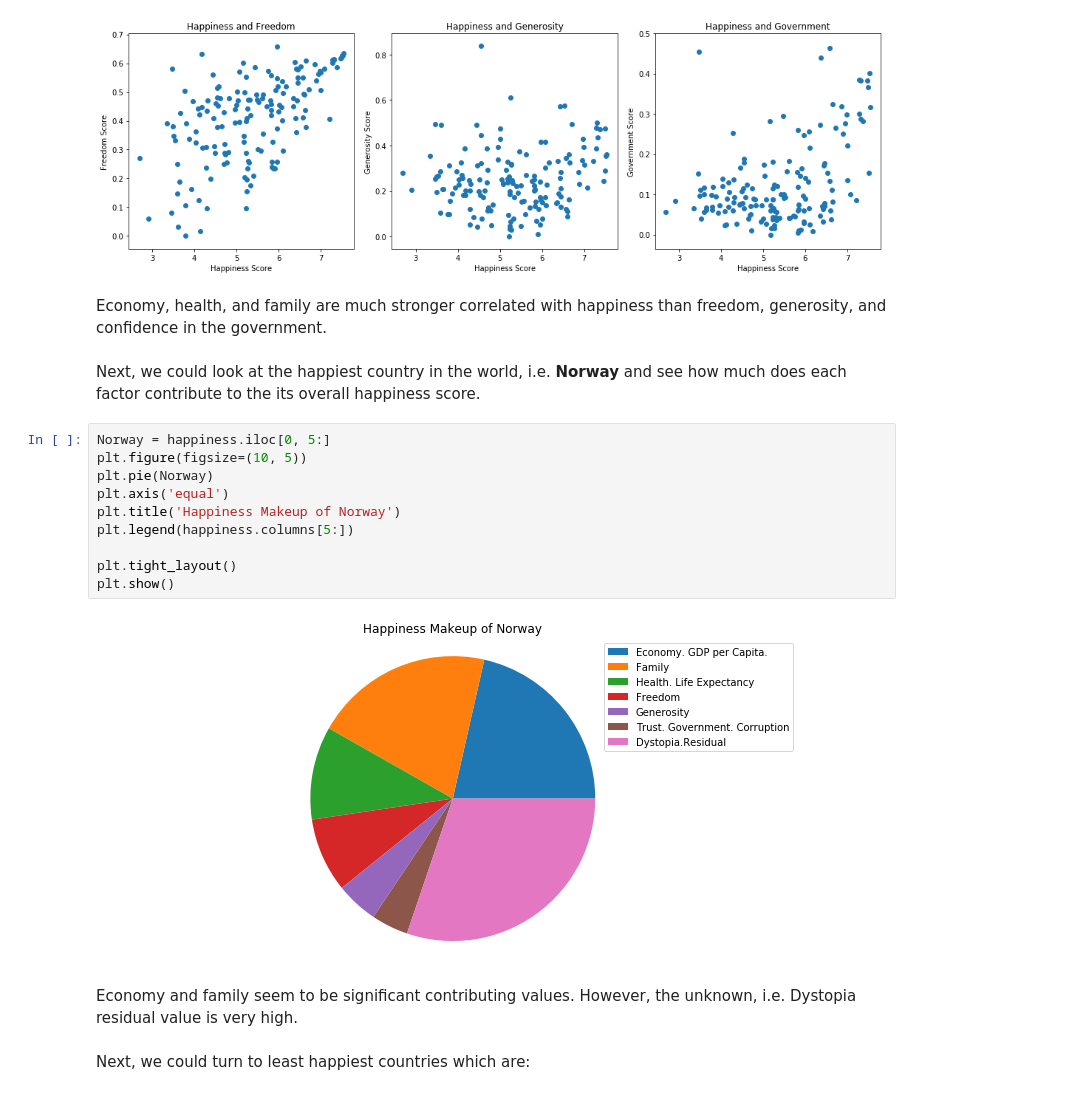
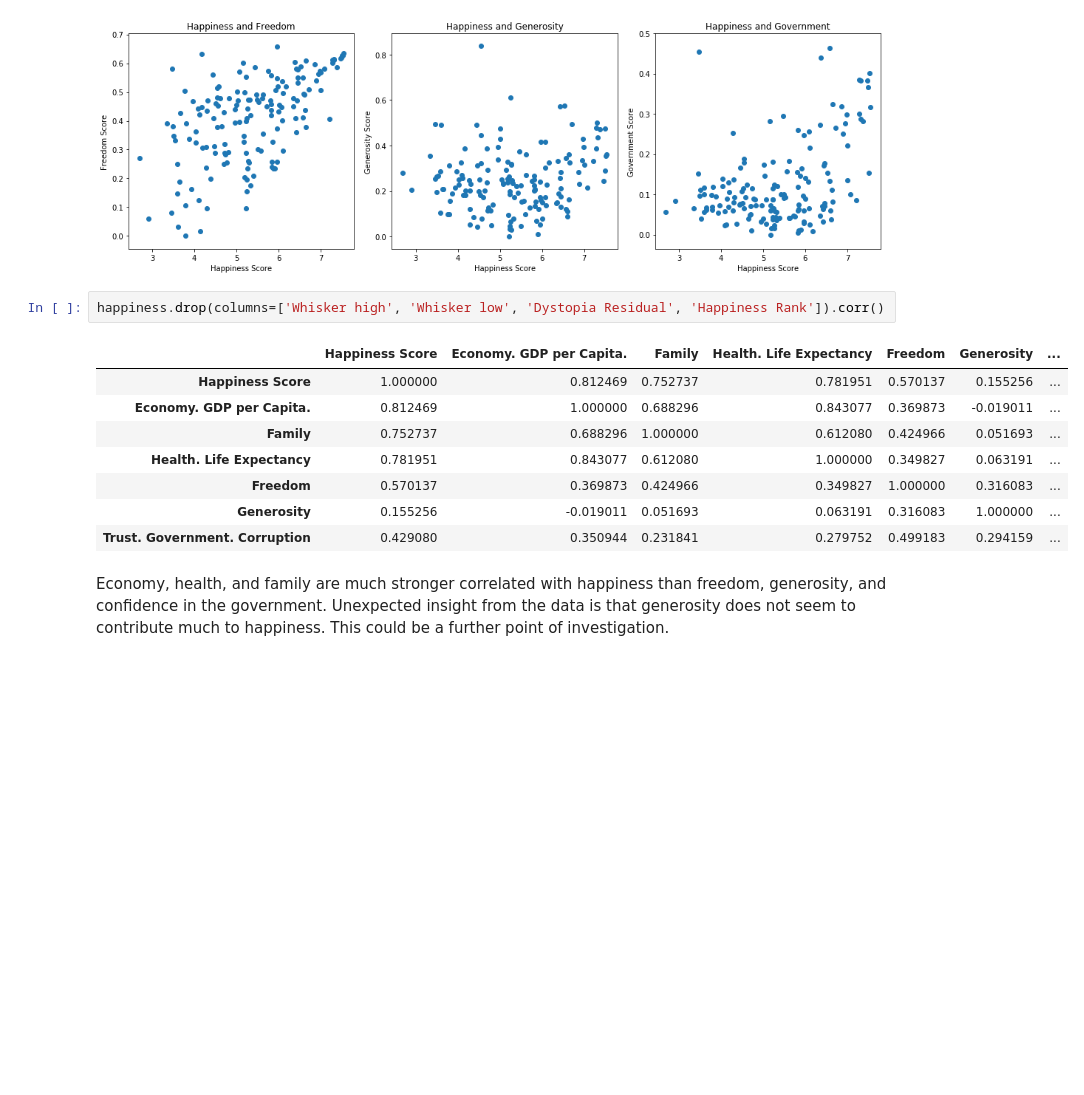
Before and after one commit to innawendell/Describing-Data-, a Jupyter notebook: Happiness.ipynb, the cells around one changed output. Cells and saved outputs as stored; diff of their text form; blank space fills up the shorter version.

```diff
--- a/Happiness.ipynb
+++ b/Happiness.ipynb
@@ -132,23 +144,16 @@ plt.show()
 # %% [output]
 [figure]
 [figure]
+# %%
+happiness.drop(columns=['Whisker high', 'Whisker low', 'Dystopia Residual', 'Happiness Rank']).corr()
+# %% [output]
+|  | Happiness Score | Economy. GDP per Capita. | Family | Health. Life Expectancy | Freedom | Generosity | ... |
+| Happiness Score | 1.000000 | 0.812469 | 0.752737 | 0.781951 | 0.570137 | 0.155256 | ... |
+| Economy. GDP per Capita. | 0.812469 | 1.000000 | 0.688296 | 0.843077 | 0.369873 | -0.019011 | ... |
+| Family | 0.752737 | 0.688296 | 1.000000 | 0.612080 | 0.424966 | 0.051693 | ... |
+| Health. Life Expectancy | 0.781951 | 0.843077 | 0.612080 | 1.000000 | 0.349827 | 0.063191 | ... |
+| Freedom | 0.570137 | 0.369873 | 0.424966 | 0.349827 | 1.000000 | 0.316083 | ... |
+| Generosity | 0.155256 | -0.019011 | 0.051693 | 0.063191 | 0.316083 | 1.000000 | ... |
+| Trust. Government. Corruption | 0.429080 | 0.350944 | 0.231841 | 0.279752 | 0.499183 | 0.294159 | ... |
 # %% [markdown]
- Economy, health, and family are much stronger correlated with happiness than freedom, generosity, and confidence in the government.
+ Economy, health, and family are much stronger correlated with happiness than freedom, generosity, and confidence in the government. Unexpected insight from the data is that generosity does not seem to contribute much to happiness. This could be a further point of investigation.
-# %% [markdown]
-Next, we could look at the happiest country in the world, i.e.  **Norway** and see how much does each factor contribute to the its overall happiness score.
-# %%
-Norway = happiness.iloc[0, 5:]
-plt.figure(figsize=(10, 5))
-plt.pie(Norway)
-plt.axis('equal')
-plt.title('Happiness Makeup of Norway')
-plt.legend(happiness.columns[5:])
-
-plt.tight_layout()
-plt.show()
-# %% [output]
-[figure, removed]
-# %% [markdown]
-Economy and family seem to be significant contributing values. However, the unknown, i.e. Dystopia residual value is very high.
-# %% [markdown]
-Next, we could turn to least happiest countries which are:
```
Also changed, not shown: parts of 15 cells of this notebook.
